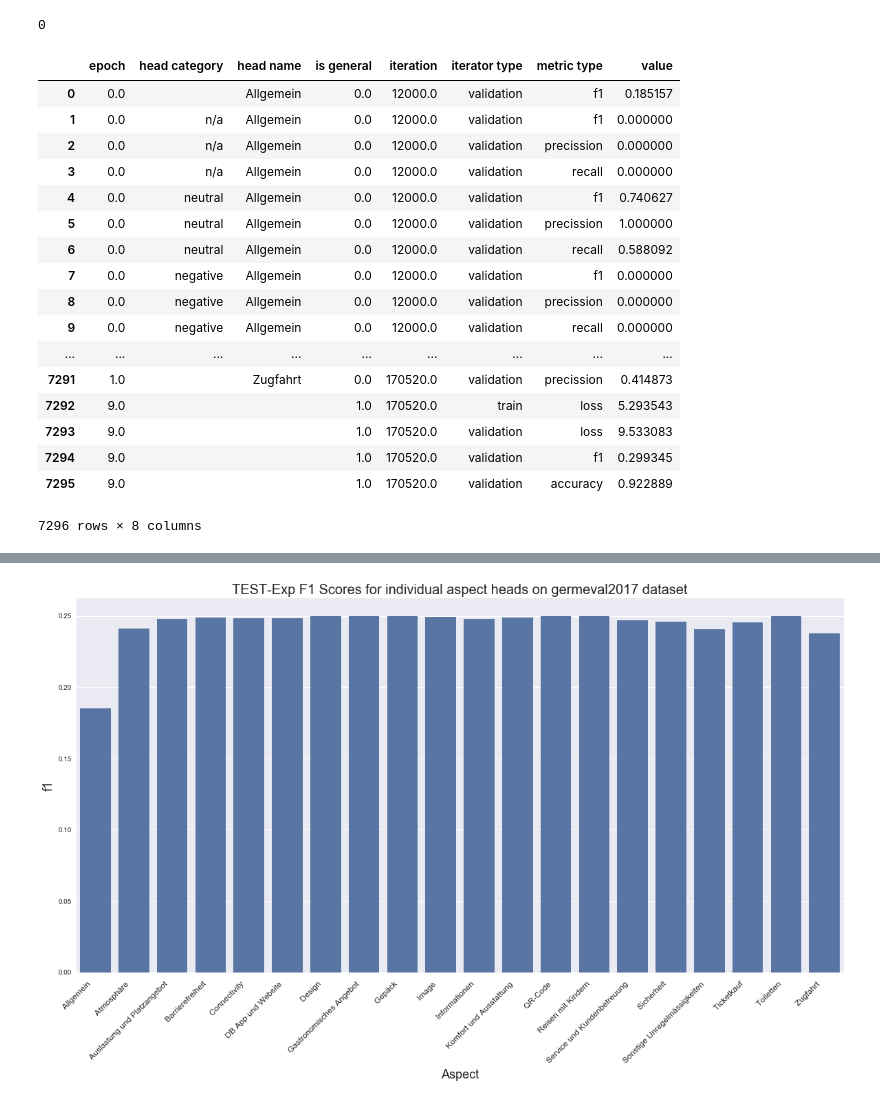
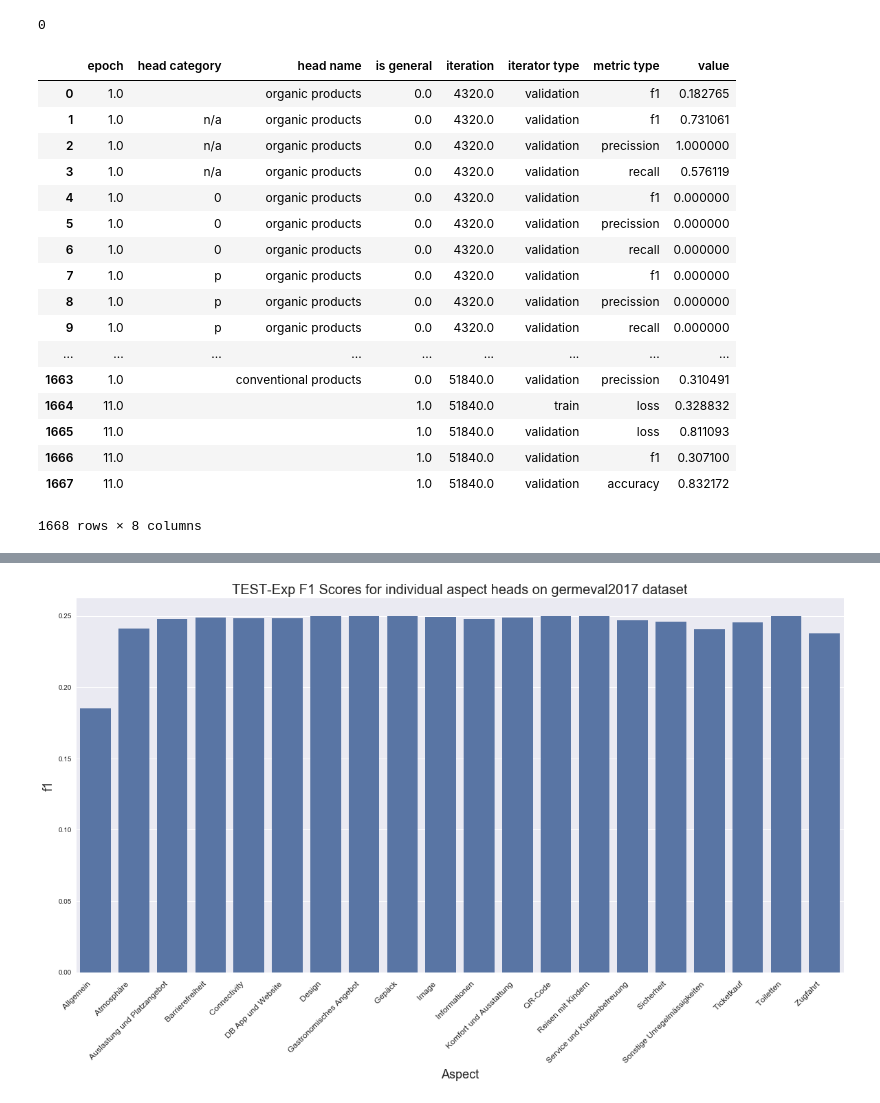
Before and after one commit to felixSchober/ABSA-Transformer, a Jupyter notebook: 03_AspectSentiment-Notebook.ipynb, the cells around one changed output, grey strips where cells are left out. Cells and saved outputs as stored; diff of their text form; code cells hidden in the pictures.

```diff
--- a/03_AspectSentiment-Notebook.ipynb
+++ b/03_AspectSentiment-Notebook.ipynb
@@ -149,28 +149,28 @@ print(d_dict['epoch'])
 # %% [output]
 0
 # %%
-df = pd.read_pickle("C:\\Users\\felix\\OneDrive\\Studium\\Studium\\6. Semester\\MA\\Project\\ABSA-Transformer\\logs\\testing\\df.pkl")
+df = pd.read_pickle("/Users/felix/Documents/Repositories/TUM/ABSA-Transformer/logs/organic2019/20190326/3/df.pkl")
 #df.set_index('iteration', inplace=True)
 df
 # %% [output]
 |  | epoch | head category | head name | is general | iteration | iterator type | metric type | value |
-| 0 | 0.0 |  | Allgemein | 0.0 | 12000.0 | validation | f1 | 0.185157 |
-| 1 | 0.0 | n/a | Allgemein | 0.0 | 12000.0 | validation | f1 | 0.000000 |
-| 2 | 0.0 | n/a | Allgemein | 0.0 | 12000.0 | validation | precission | 0.000000 |
-| 3 | 0.0 | n/a | Allgemein | 0.0 | 12000.0 | validation | recall | 0.000000 |
-| 4 | 0.0 | neutral | Allgemein | 0.0 | 12000.0 | validation | f1 | 0.740627 |
-| 5 | 0.0 | neutral | Allgemein | 0.0 | 12000.0 | validation | precission | 1.000000 |
-| 6 | 0.0 | neutral | Allgemein | 0.0 | 12000.0 | validation | recall | 0.588092 |
-| 7 | 0.0 | negative | Allgemein | 0.0 | 12000.0 | validation | f1 | 0.000000 |
-| 8 | 0.0 | negative | Allgemein | 0.0 | 12000.0 | validation | precission | 0.000000 |
-| 9 | 0.0 | negative | Allgemein | 0.0 | 12000.0 | validation | recall | 0.000000 |
+| 0 | 1.0 |  | organic products | 0.0 | 4320.0 | validation | f1 | 0.182765 |
+| 1 | 1.0 | n/a | organic products | 0.0 | 4320.0 | validation | f1 | 0.731061 |
+| 2 | 1.0 | n/a | organic products | 0.0 | 4320.0 | validation | precission | 1.000000 |
+| 3 | 1.0 | n/a | organic products | 0.0 | 4320.0 | validation | recall | 0.576119 |
+| 4 | 1.0 | 0 | organic products | 0.0 | 4320.0 | validation | f1 | 0.000000 |
+| 5 | 1.0 | 0 | organic products | 0.0 | 4320.0 | validation | precission | 0.000000 |
+| 6 | 1.0 | 0 | organic products | 0.0 | 4320.0 | validation | recall | 0.000000 |
+| 7 | 1.0 | p | organic products | 0.0 | 4320.0 | validation | f1 | 0.000000 |
+| 8 | 1.0 | p | organic products | 0.0 | 4320.0 | validation | precission | 0.000000 |
+| 9 | 1.0 | p | organic products | 0.0 | 4320.0 | validation | recall | 0.000000 |
 | ... | ... | ... | ... | ... | ... | ... | ... | ... |
-| 7291 | 1.0 |  | Zugfahrt | 0.0 | 170520.0 | validation | precission | 0.414873 |
-| 7292 | 9.0 |  |  | 1.0 | 170520.0 | train | loss | 5.293543 |
-| 7293 | 9.0 |  |  | 1.0 | 170520.0 | validation | loss | 9.533083 |
-| 7294 | 9.0 |  |  | 1.0 | 170520.0 | validation | f1 | 0.299345 |
-| 7295 | 9.0 |  |  | 1.0 | 170520.0 | validation | accuracy | 0.922889 |
+| 1663 | 1.0 |  | conventional products | 0.0 | 51840.0 | validation | precission | 0.310491 |
+| 1664 | 11.0 |  |  | 1.0 | 51840.0 | train | loss | 0.328832 |
+| 1665 | 11.0 |  |  | 1.0 | 51840.0 | validation | loss | 0.811093 |
+| 1666 | 11.0 |  |  | 1.0 | 51840.0 | validation | f1 | 0.307100 |
+| 1667 | 11.0 |  |  | 1.0 | 51840.0 | validation | accuracy | 0.832172 |
-7296 rows × 8 columns
+1668 rows × 8 columns
 # %%
 loss_values = (df['metric type']=='loss')&(df['is general'] == 1.0)
 f1_values = (df['metric type']=='f1')&(df['is general'] == 1.0)
```
Also changed, not shown: parts of 8 cells of this notebook, 1 other file.
